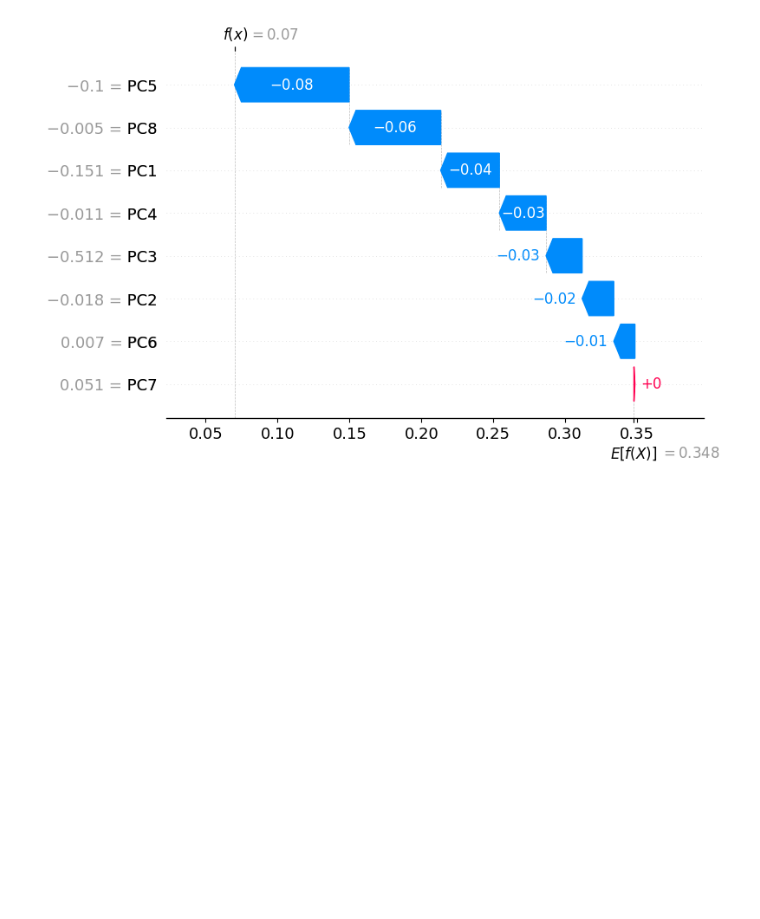
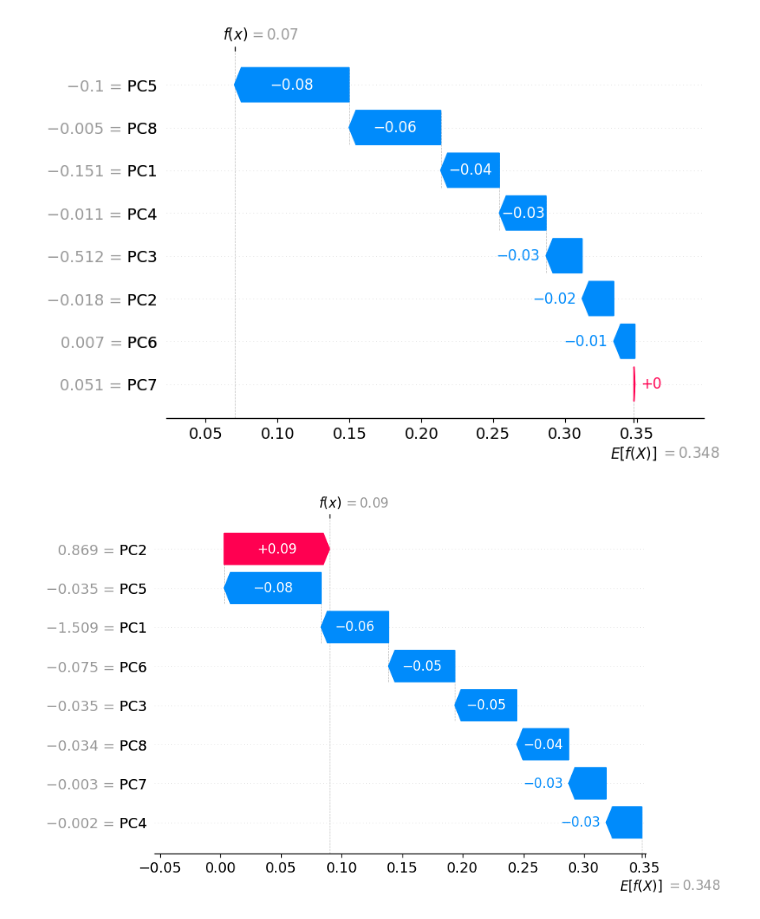
Before and after one commit to justin5927/ascertain_Investigation, a Jupyter notebook: Models/Classification/rf_one_example.ipynb, the cells around one changed output. Saved outputs shown, nothing was run; the diff lists cells and outputs as text; code cells hidden in the pictures; blank space fills up the shorter version.

```diff
--- a/Models/Classification/rf_one_example.ipynb
+++ b/Models/Classification/rf_one_example.ipynb
@@ -73,3 +73,7 @@ idx = 0
 waterfall(exp[idx])
 # %% [output]
 [figure]
+# %%
+waterfall(exp[1])
+# %% [output]
+[figure, added]
```
